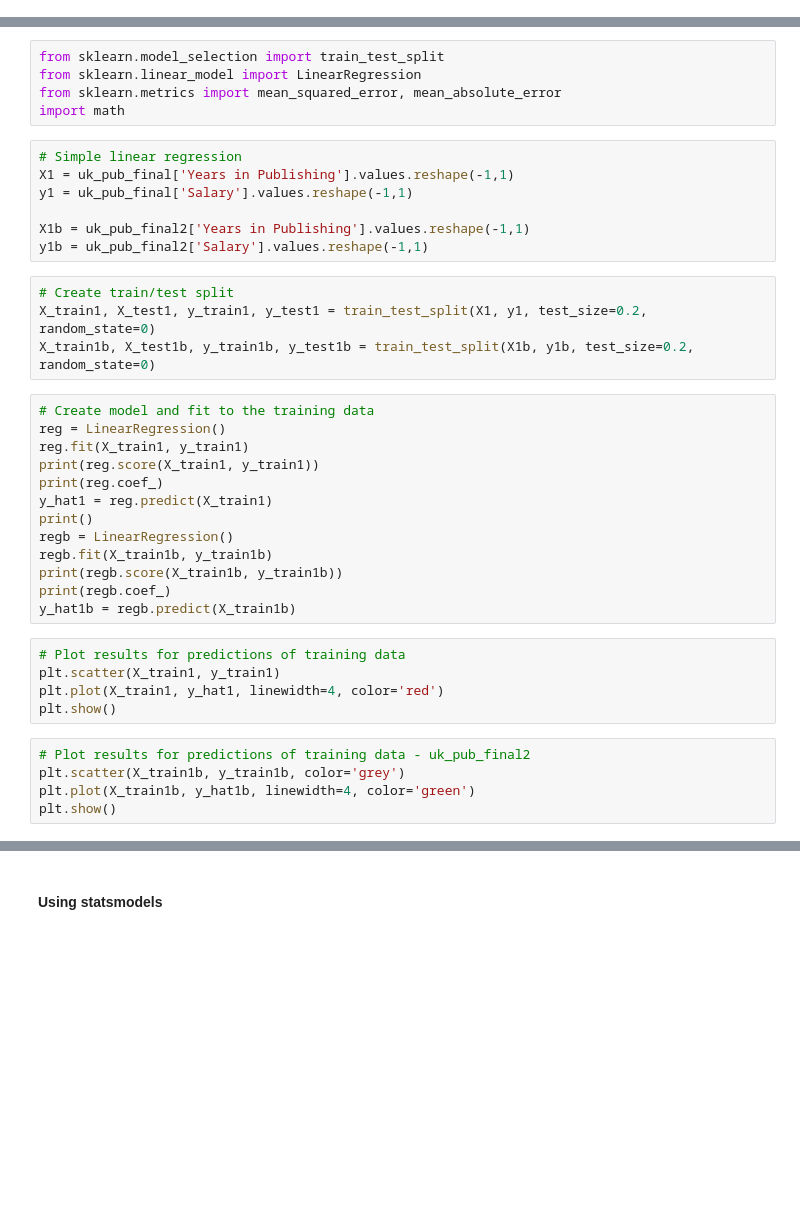
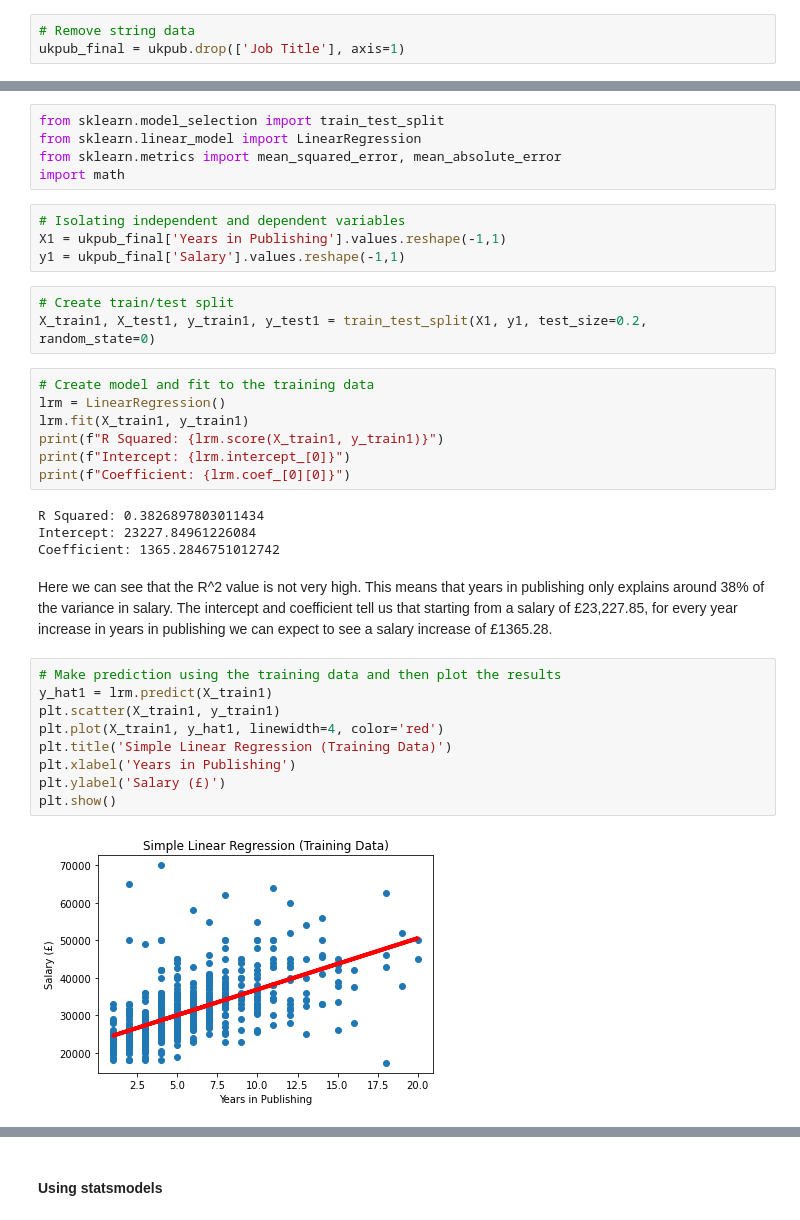
Before and after one commit to dan-grant-hunter/UK_Publishing_Analysis, a Jupyter notebook: book_publishing.ipynb, the cells around one changed output, grey strips where cells are left out. Saved outputs shown, nothing was run; the diff lists cells and outputs as text; blank space fills up the shorter version.

```diff
--- a/book_publishing.ipynb
+++ b/book_publishing.ipynb
@@ -662,2 +664,5 @@ From the wordcloud of job titles, it appears that people mostly occupy either as
+# %%
+# Remove string data
+ukpub_final = ukpub.drop(['Job Title'], axis=1)
 # %% [markdown]
 #### Using sklearn
@@ -673,36 +672,33 @@ from sklearn.linear_model import LinearRegression
 from sklearn.metrics import mean_squared_error, mean_absolute_error
 import math
 # %%
-# Simple linear regression
-X1 = uk_pub_final['Years in Publishing'].values.reshape(-1,1)
-y1 = uk_pub_final['Salary'].values.reshape(-1,1)
-
-X1b = uk_pub_final2['Years in Publishing'].values.reshape(-1,1)
-y1b = uk_pub_final2['Salary'].values.reshape(-1,1)
+# Isolating independent and dependent variables
+X1 = ukpub_final['Years in Publishing'].values.reshape(-1,1)
+y1 = ukpub_final['Salary'].values.reshape(-1,1)
 # %%
 # Create train/test split
 X_train1, X_test1, y_train1, y_test1 = train_test_split(X1, y1, test_size=0.2, random_state=0)
-X_train1b, X_test1b, y_train1b, y_test1b = train_test_split(X1b, y1b, test_size=0.2, random_state=0)
 # %%
 # Create model and fit to the training data
-reg = LinearRegression()
-reg.fit(X_train1, y_train1)
-print(reg.score(X_train1, y_train1))
-print(reg.coef_)
-y_hat1 = reg.predict(X_train1)
-print()
-regb = LinearRegression()
-regb.fit(X_train1b, y_train1b)
-print(regb.score(X_train1b, y_train1b))
-print(regb.coef_)
-y_hat1b = regb.predict(X_train1b)
+lrm = LinearRegression()
+lrm.fit(X_train1, y_train1)
+print(f"R Squared: {lrm.score(X_train1, y_train1)}")
+print(f"Intercept: {lrm.intercept_[0]}")
+print(f"Coefficient: {lrm.coef_[0][0]}")
+# %% [output]
+R Squared: 0.3826897803011434
+Intercept: 23227.84961226084
+Coefficient: 1365.2846751012742
+# %% [markdown]
+Here we can see that the R^2 value is not very high. This means that years in publishing only explains around 38% of the variance in salary. The intercept and coefficient tell us that starting from a salary of £23,227.85, for every year increase in years in publishing we can expect to see a salary increase of £1365.28.
 # %%
-# Plot results for predictions of training data
+# Make prediction using the training data and then plot the results
+y_hat1 = lrm.predict(X_train1)
 plt.scatter(X_train1, y_train1)
 plt.plot(X_train1, y_hat1, linewidth=4, color='red')
+plt.title('Simple Linear Regression (Training Data)')
+plt.xlabel('Years in Publishing')
+plt.ylabel('Salary (£)')
 plt.show()
+# %% [output]
+[figure, added]
-# %%
-# Plot results for predictions of training data - uk_pub_final2
-plt.scatter(X_train1b, y_train1b, color='grey')
-plt.plot(X_train1b, y_hat1b, linewidth=4, color='green')
-plt.show()
```
Also changed, not shown: parts of 50 cells of this notebook.
